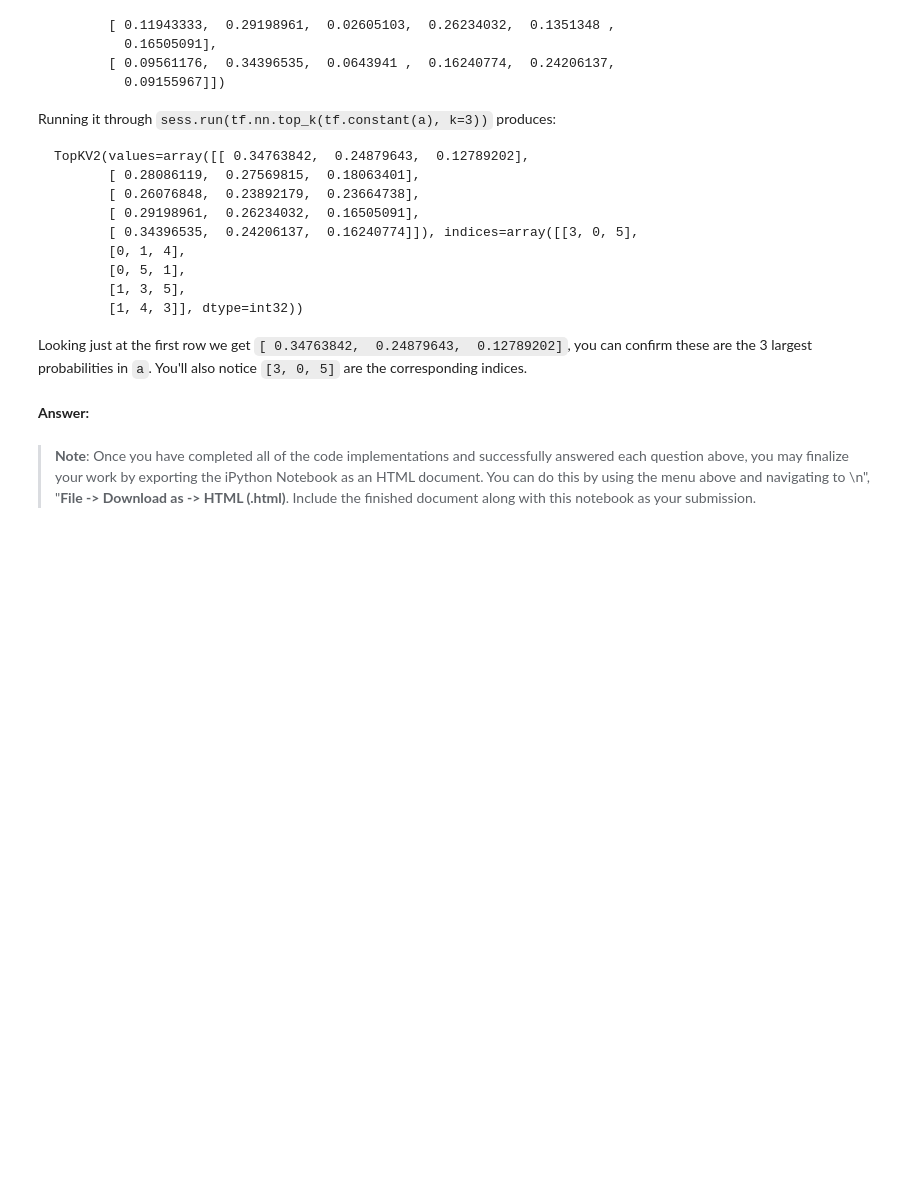
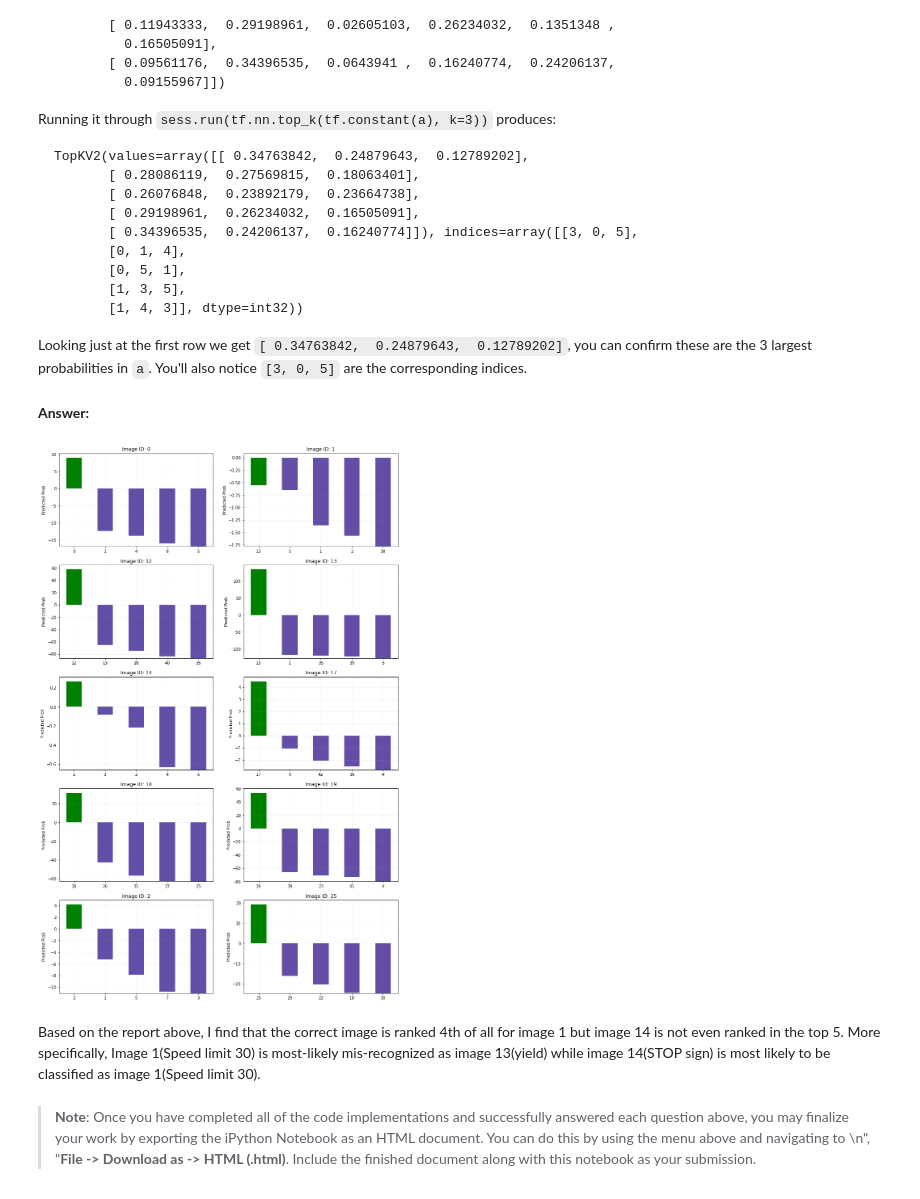
Before and after one commit to emoffee/UdacitySignClassifier, a Jupyter notebook: Traffic_Sign_Classifier.ipynb, the cells around one changed output. Cells and saved outputs as stored; diff of their text form; code cells hidden in the pictures; blank space fills up the shorter version.

Commit message:
Modified Model based on feedback 1

```diff
--- a/Traffic_Sign_Classifier.ipynb
+++ b/Traffic_Sign_Classifier.ipynb
@@ -287,0 +364,24 @@ print(eval_accuracy)
+# %%
+#Running Session
+with tf.Session() as sess:
+    sess.run(tf.global_variables_initializer())
+    for epoch in range(EPOCHS):
+        X_train_norm, y_train_1hot = shuffle(X_train_norm, y_train_1hot)
+        batch_iter=train_num//batch_size
+        bis=trange(batch_iter)
+        for iteration in bis:
+            batch_begin= iteration * batch_size
+            batch_end=batch_begin+batch_size
+            X_batch, y_batch = X_train_norm[batch_begin:batch_end], y_train_1hot[batch_begin:batch_end]
+            train_accuracy=accuracy.eval(feed_dict = {x: X_batch, y: y_batch, keep_prob: 0.5})
+            if iteration%5 == 0:
+                optimizer2.run(feed_dict = {x: X_batch,y: y_batch, keep_prob: 0.5})
+            else:
+                optimizer.run(feed_dict = {x: X_batch,y: y_batch, keep_prob: 0.5})
+            bis.set_description('Epoch %i' % epoch)
+            bis.set_postfix(T_Accuracy="{:.1%}".format(train_accuracy))
+
+        print("Validation accuracy: %g"%accuracy.eval(feed_dict={x: X_eval_norm, y: y_eval_1hot, keep_prob: 1.0}))
+
+    saver.save(sess, save_file)
+    print("test accuracy: %g"%accuracy.eval(feed_dict={x: X_test_norm, y: y_test_1hot, keep_prob: 1.0}))
@@ -387,6 +573,30 @@ TopKV2(values=array([[ 0.34763842,  0.24879643,  0.12789202],
 Looking just at the first row we get `[ 0.34763842,  0.24879643,  0.12789202]`, you can confirm these are the 3 largest probabilities in `a`. You'll also notice `[3, 0, 5]` are the corresponding indices.
 # %% [markdown]
 **Answer:**
+# %%
+### Visualize the softmax probabilities here.
+### Feel free to use as many code cells as needed.
+
+ns=10  # the x locations for the values
+width = 0.5     # the width of the bars
+colors = ['g','#624ea7','#624ea7','#624ea7','#624ea7']
+
+for i in range(ns):
+    plt.subplot(10, 2, i+1)
+    values = top_k[0][i]
+    plt.bar(np.arange(5), values, width, color=colors)
+    plt.ylabel('Predicted Prob')
+    plt.grid(which='major', alpha=0.15)
+    plt.title("Image ID: "+str(correct_val[i]))
+    plt.xticks(np.arange(5), tuple(top_k[1][i]))
+
+fig = plt.gcf()
+fig.set_size_inches(15, 50)
+plt.show()
+# %% [output]
+[figure, added]
+# %% [markdown]
+Based on the report above, I find that the correct image is ranked 4th of all for image 1 but image 14 is not even ranked in the top 5. More specifically, Image 1(Speed limit 30) is most-likely mis-recognized as image 13(yield) while image 14(STOP sign) is most likely to be classified as image 1(Speed limit 30).
 # %% [markdown]
 > **Note**: Once you have completed all of the code implementations and successfully answered each question above, you may finalize your work by exporting the iPython Notebook as an HTML document. You can do this by using the menu above and navigating to  \n",
     "**File -> Download as -> HTML (.html)**. Include the finished document along with this notebook as your submission.
```
Also changed, not shown: parts of 22 cells of this notebook, 25 other files.
